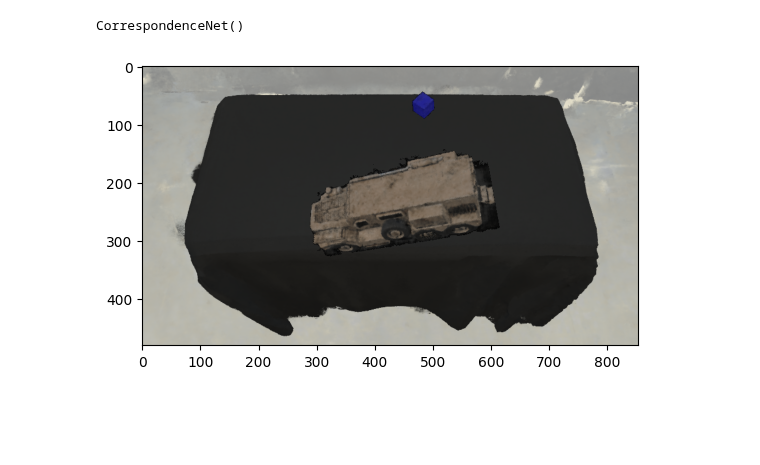
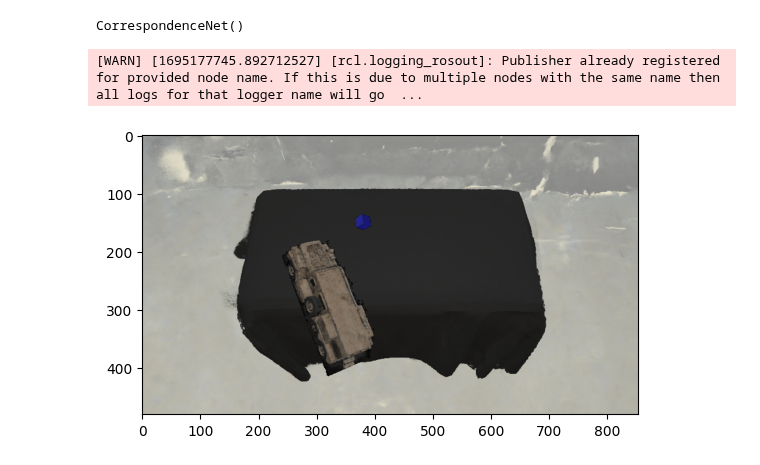
Before and after one commit to pac48/thesis_nerf, a Jupyter notebook: notebooks/nerf_optical_flow.ipynb, the cells around one changed output. Drawn from its saved outputs; the diff is of its cells as text; code cells hidden in the pictures; blank space fills up the shorter version.

Commit message:
add basic structure to calculate 3d point loss

```diff
--- a/notebooks/nerf_optical_flow.ipynb
+++ b/notebooks/nerf_optical_flow.ipynb
@@ -347,12 +361,11 @@ def render_nerf(testbed_map, tf_map, fov, width, height):
     points_composed = torch.stack([x_vals[inds], y_vals[inds], z_vals[inds]], axis=1)
     image_composed = linear_to_srgb(image_composed)
 
-    return image_composed, points_composed
+    return points_composed, image_composed
 
 
 
 def get_transform(rpy_params, xyz_params):
-#     rpy = torch.reshape(rpy, 3, 1, []);
     rpy_params = torch.reshape(rpy_params, (3,1))
     xyz_params = torch.reshape(xyz_params, (3,1))
     ct = torch.cos(rpy_params);
@@ -383,7 +396,7 @@ class CorrespondenceNet(nn.Module):
         self.width = width
         self.height = height
         self.objects = [key for key in testbed_map.keys() ] # if key != 'table'
-        self.rpy = nn.Parameter(.6*torch.rand(3*len(self.objects), dtype=torch.float32, device='cuda'))
+        self.rpy = nn.Parameter(3.14*torch.rand(3*len(self.objects), dtype=torch.float32, device='cuda'))
         self.xyz = nn.Parameter(.2*torch.rand(3*len(self.objects), dtype=torch.float32, device='cuda'))
         self.fov = testbed_map['table'].fov
         assert all([testbed_map[key].fov == self.fov for key in testbed_map])
@@ -407,43 +420,42 @@ class CorrespondenceNet(nn.Module):
                 tf_nerf_cam = default_transform
             tf_map[obj] = tf_nerf_cam
 
-        image_composed, points_composed = render_nerf(self.testbed_map, tf_map, self.fov, self.width, self.height)
+        points_composed, image_composed = render_nerf(self.testbed_map, tf_map, self.fov, self.width, self.height)
 
         Rt = self.tf_cam_world[:3, :3].transpose(0,1)
         points_composed_world = (points_composed @ Rt) + torch.reshape(self.tf_cam_world[:3, 3], (1, 3))
-
-#         fx = 2*np.tan(self.fov/2.0)
-#         fy = fx*self.width/self.height
-#         x = -fx*points_composed[:, 0]/points_composed[:, 2];
-#         y = -fy*points_composed[:, 1]/points_composed[:, 2];
         x = points_composed[:, 0]/points_composed[:, 2];
         y = points_composed[:, 1]/points_composed[:, 2];
         points_2d = torch.stack([x, y], axis=1)
 
-        return image_composed, points_composed, points_composed_world, points_2d
+        return points_composed, points_composed_world, points_2d, image_composed
 
 def compute_loss(pred_points, target_points, uv, target_grid):
     loss = F.huber_loss(pred_points, target_points)
     return loss
 
+ros_image, tf = get_image_tf_pair(image_topics=['camera_image_l'], tf_names=['camera_frame_l'])
+ros_image = ros_image[0]
+tf = tf[0]
 network = CorrespondenceNet(testbed_map, width, height, tf)
 network.cuda(device='cuda')
 # %% [output]
 CorrespondenceNet()
 # %%
-image_composed, points_composed, points_composed_world, points_2d = network()
+points_composed, points_composed_world, points_2d, image_composed = network()
 plt.figure()
 plt.imshow(image_composed)
 colors = np.reshape(image_composed, (-1, 3))
 colors = np.hstack([colors, np.ones((colors.shape[0], 1))])
 send_point_cloud(np.hstack((points_composed_world.detach().cpu().numpy(), colors)), has_alpha=False)
 
 # tmp = np.ones(points_composed_world.shape)
 # tmp[:, :2] = points_2d.detach().cpu().numpy()
 # send_point_cloud(np.hstack((tmp, colors)), has_alpha=False, topic='point_cloud_2')
 # print(torch.max(points_2d))
 # %% [output]
+[WARN] [1695177745.892712527] [rcl.logging_rosout]: Publisher already registered for provided node name. If this is due to multiple nodes with the same name then all logs for that logger name will go  ...
-[figure, old version]
+[figure, new version]
 # %%
 image1 = np.array(255*image_composed[:,:,:3]).astype(np.uint8)
 image2 = ros_image[:,:,:3]
```
Also changed, not shown: parts of 19 cells of this notebook.
